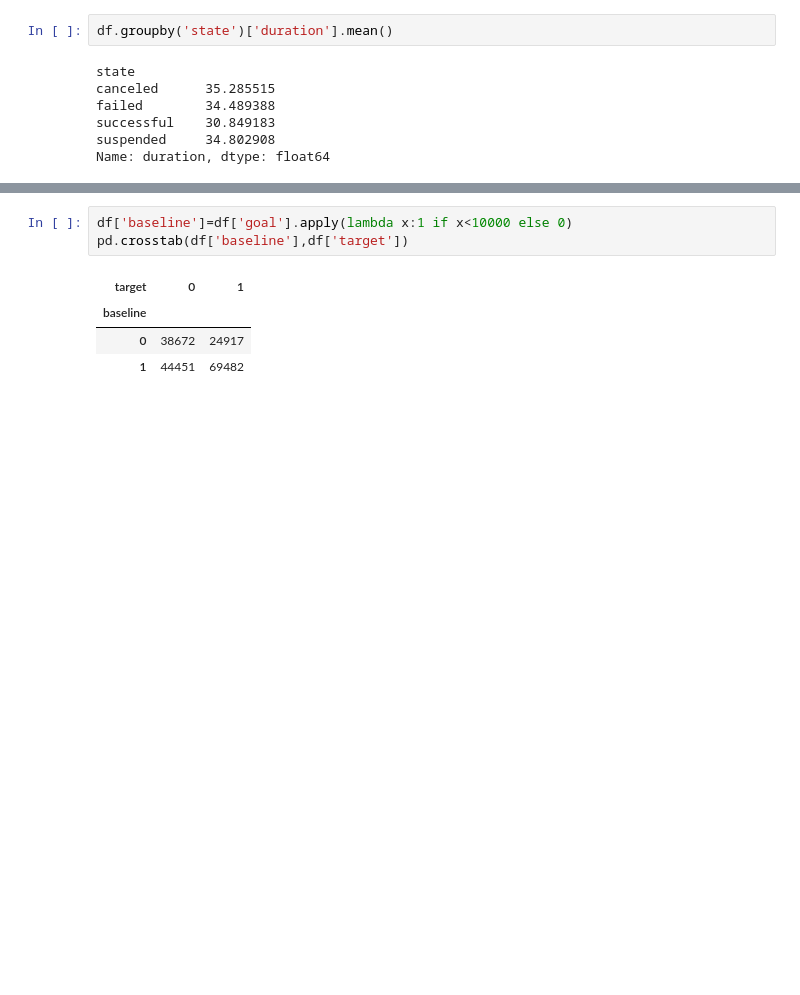
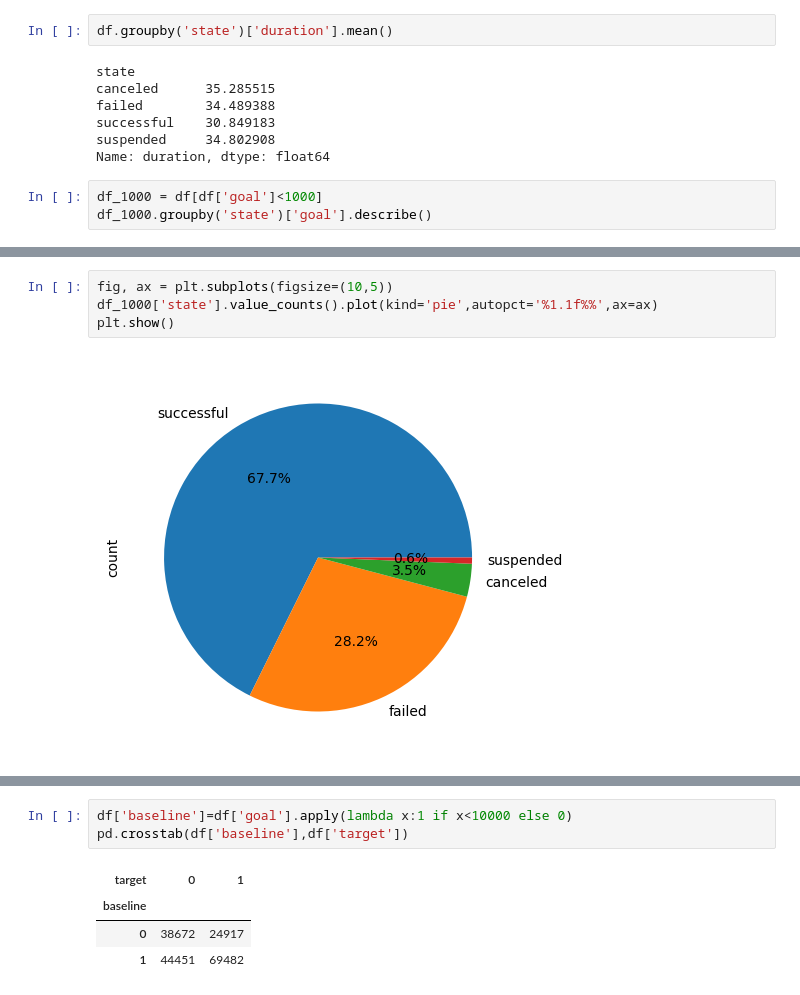
Before and after one commit to macizomedia/kickstarter-ml-project, a Jupyter notebook: feat_eng.ipynb, the cells around one changed output, grey strips where cells are left out. Drawn from its saved outputs; the diff is of its cells as text; blank space fills up the shorter version.

```diff
--- a/feat_eng.ipynb
+++ b/feat_eng.ipynb
@@ -161,3 +161,6 @@ failed        34.489388
 successful    30.849183
 suspended     34.802908
 Name: duration, dtype: float64
+# %%
+df_1000 = df[df['goal']<1000]
+df_1000.groupby('state')['goal'].describe()
@@ -163,0 +174,6 @@ Name: duration, dtype: float64
+# %%
+fig, ax = plt.subplots(figsize=(10,5))
+df_1000['state'].value_counts().plot(kind='pie',autopct='%1.1f%%',ax=ax)
+plt.show()
+# %% [output]
+[figure, added]
```
Also changed, not shown: parts of 7 cells of this notebook.
